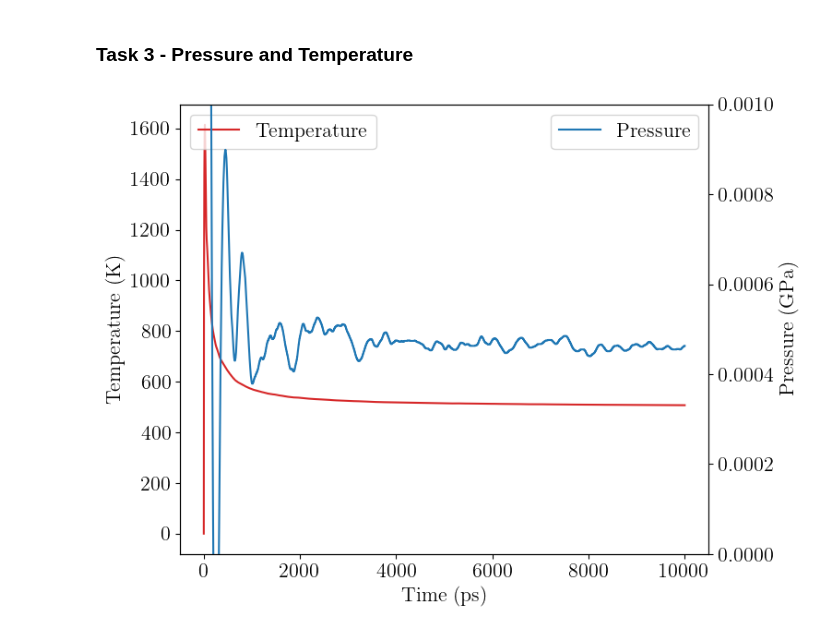
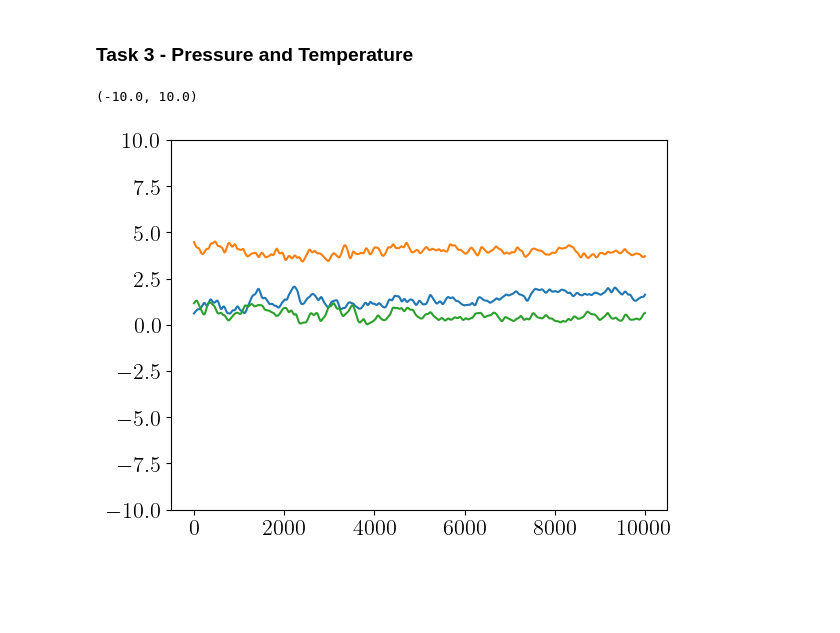
Before and after one commit to stommen/fka122-homeworks, a Jupyter notebook: H1/analyzer.ipynb, the cells around one changed output. Drawn from its saved outputs; the diff is of its cells as text; code cells hidden in the pictures; blank space fills up the shorter version.

Commit message:
added new data files for task 3

```diff
--- a/H1/analyzer.ipynb
+++ b/H1/analyzer.ipynb
@@ -117,21 +117,42 @@ its_eq = 0
 ### Task 3 - Pressure and Temperature
 # %%
 data, its, t_max, delta_t, its_eq,  = read_data_task_2_3(0.001, 20000, 10000, 3)
+
+# Col 1 = Kinetic Energy, Col 2 = Potential Energy, Col 3 = Total Energy,
+# Col 4 = Temperature AVG, Col 5 = Instantaneous Temperature, Col 6 = Pressure AVG,
+# Col 7 = Instantaneous Pressure, Col 8 = Lattice Parameter
+
+def read_trajs(data, its, delta_t, its_eq):
+    filename = f'data/task_3/trajs_{delta_t:.3f}_{its:.0f}_{its_eq:.0f}.csv'
+    trajs = np.genfromtxt(filename, dtype=np.float64, encoding=None, delimiter=',')
+
+    return trajs
 
 def plot_T_P(data, its_eq):
     fig, ax1 = plt.subplots(1, 1, figsize=(8, 6))
     ax2 = ax1.twinx()
     ax1.plot(data[:its_eq, 3], color='tab:red', label='Temperature')
     ax2.plot(data[:its_eq, 5], color='tab:blue', label='Pressure')
     ax1.set_ylabel('Temperature (K)')
     ax2.set_ylabel('Pressure (GPa)')
     ax2.set_ylim(0, 0.001)
     ax1.set_xlabel('Time (ps)')
     ax1.legend(loc='upper left')
     ax2.legend(loc='upper right')
     plt.tight_layout()
     plt.show()
 
-plot_T_P(data, its_eq)
+trajs = read_trajs(data, its, delta_t, its_eq)
+
+# plt.plot(data[:, 6], label='Pressure')
+# plot_T_P(data, its_eq)
+# plot_data_task_2(data[its_eq:, :], its - its_eq -1, t_max, delta_t)
+
+plt.plot(trajs[its_eq:, 0], label='x_1')
+plt.plot(trajs[its_eq:, 1], label='y_1')
+plt.plot(trajs[its_eq:, 2], label='z_1')
+
+plt.ylim(-10, 10)
 # %% [output]
+(-10.0, 10.0)
-[figure, old version]
+[figure, new version]
```
Also changed, not shown: parts of 1 cell of this notebook, 4 other files.
